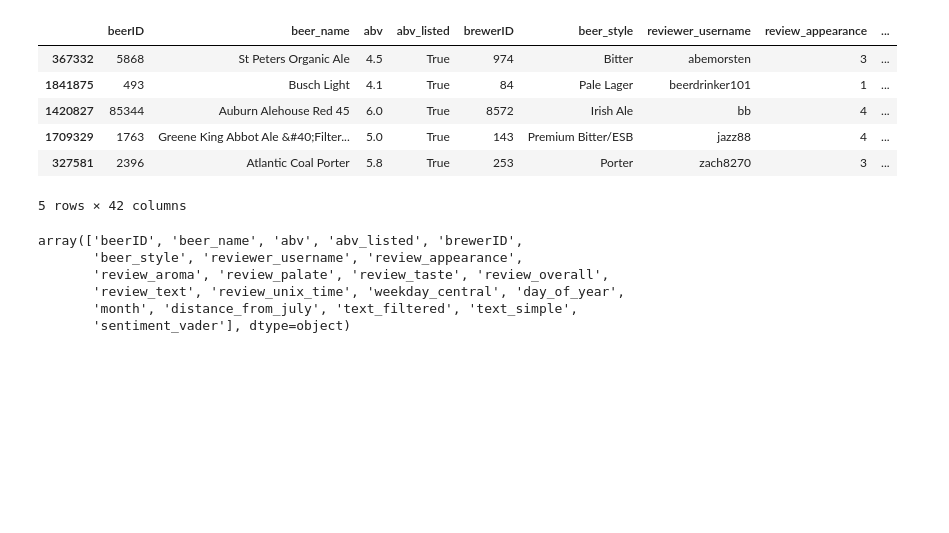
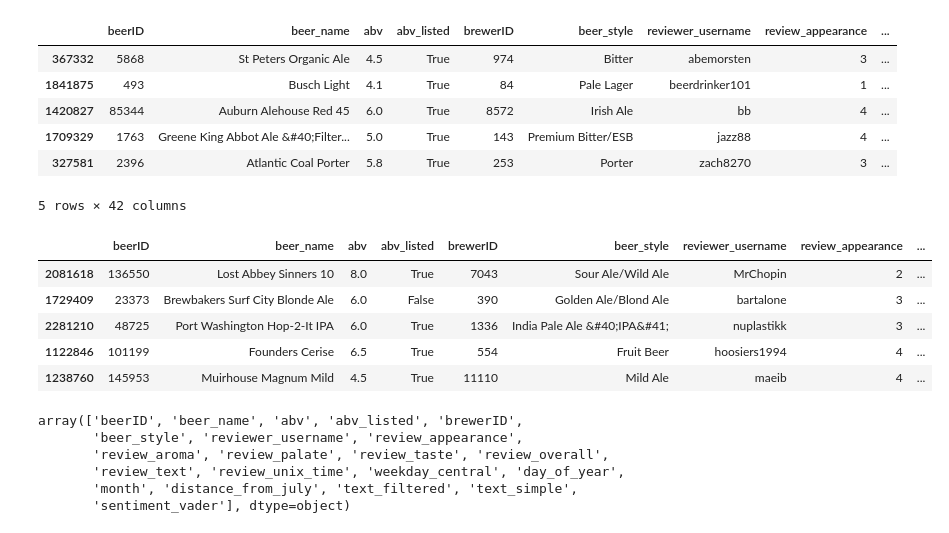
Before and after one commit to conhealy/ratebeer_recommender, a Jupyter notebook: Ratebeer_Feature_Engineering_Part2.ipynb, the cells around one changed output. Cells and saved outputs as stored; diff of their text form; code cells hidden in the pictures; blank space fills up the shorter version.

Commit message:
changing file names

```diff
--- a/Ratebeer_Feature_Engineering_Text.ipynb
+++ b/Ratebeer_Feature_Engineering_Part2.ipynb
@@ -15,6 +16,8 @@ from sklearn.model_selection import train_test_split
 import os
 # %%
 df = pd.read_pickle('./train_set.pkl')
+# %%
+test_df = pd.read_pickle('./test_set.pkl')
 # %%
 df.head()
 # %% [output]
@@ -25,6 +28,15 @@ df.head()
 | 1709329 | 1763 | Greene King Abbot Ale &#40;Filter... | 5.0 | True | 143 | Premium Bitter/ESB | jazz88 | 4 | ... |
 | 327581 | 2396 | Atlantic Coal Porter | 5.8 | True | 253 | Porter | zach8270 | 3 | ... |
 5 rows × 42 columns
+# %%
+test_df.head()
+# %% [output]
+|  | beerID | beer_name | abv | abv_listed | brewerID | beer_style | reviewer_username | review_appearance | ... |
+| 2081618 | 136550 | Lost Abbey Sinners 10 | 8.0 | True | 7043 | Sour Ale/Wild Ale | MrChopin | 2 | ... |
+| 1729409 | 23373 | Brewbakers Surf City Blonde Ale | 6.0 | False | 390 | Golden Ale/Blond Ale | bartalone | 3 | ... |
+| 2281210 | 48725 | Port Washington Hop-2-It IPA | 6.0 | True | 1336 | India Pale Ale &#40;IPA&#41; | nuplastikk | 3 | ... |
+| 1122846 | 101199 | Founders Cerise | 6.5 | True | 554 | Fruit Beer | hoosiers1994 | 4 | ... |
+| 1238760 | 145953 | Muirhouse Magnum Mild | 4.5 | True | 11110 | Mild Ale | maeib | 4 | ... |
 # %%
 stopWords = set(stopwords.words('english'))
 # %%
```
Also changed, not shown: parts of 29 cells of this notebook, 1 other file.
